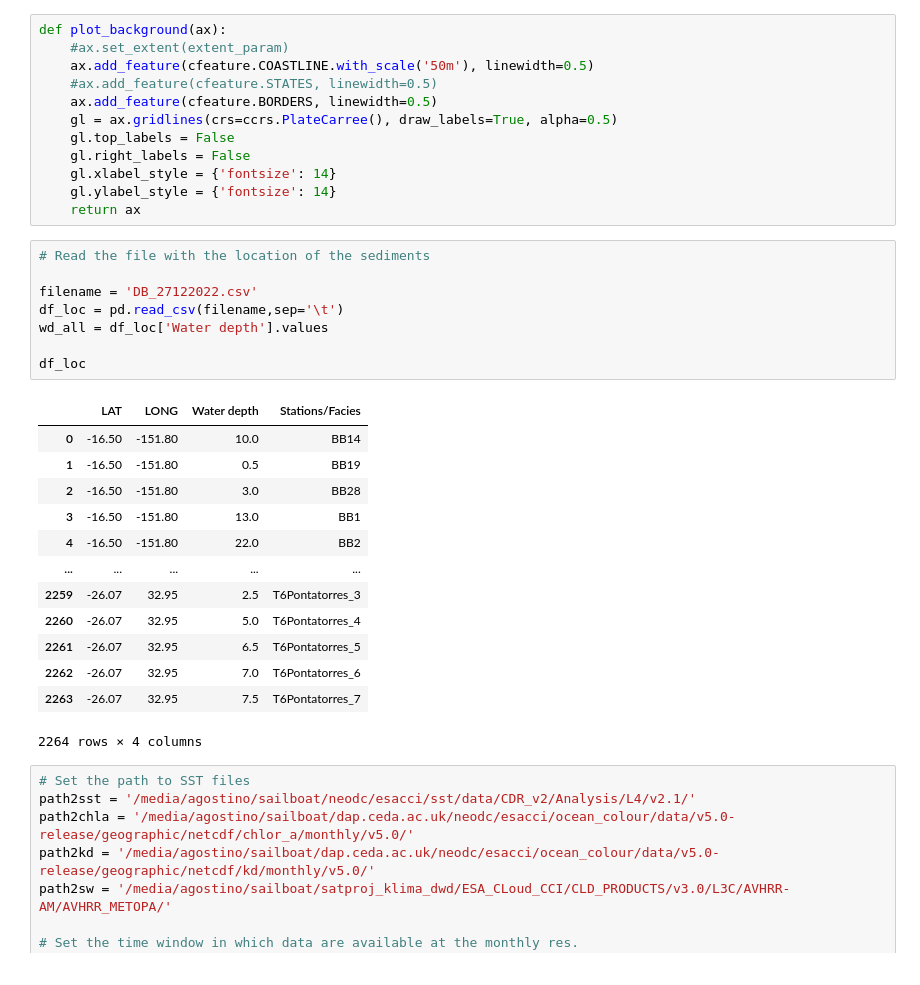
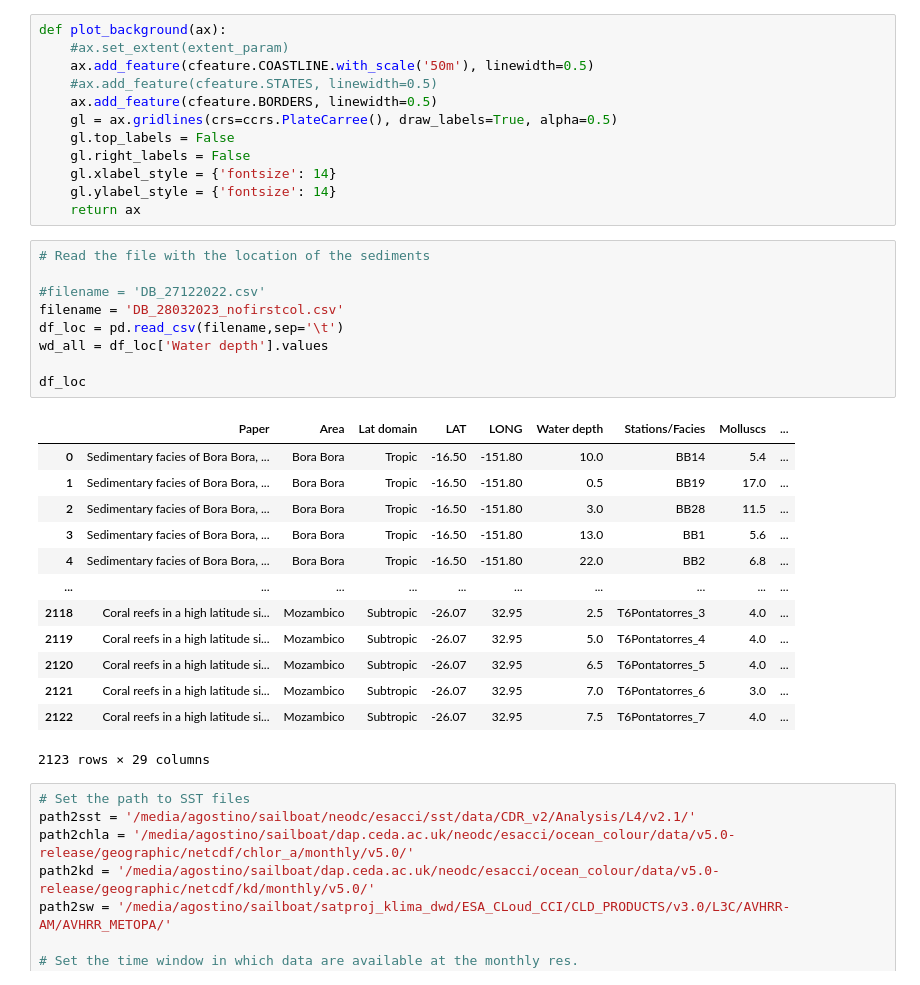
Before and after one commit to agonmer/sat4sediments, a Jupyter notebook: extract_temporal_stats.ipynb, the cells around one changed output. Drawn from its saved outputs; the diff is of its cells as text.

```diff
--- a/extract_temporal_stats.ipynb
+++ b/extract_temporal_stats.ipynb
@@ -42,25 +42,26 @@ def plot_background(ax):
 # %%
 # Read the file with the location of the sediments
 
-filename = 'DB_27122022.csv'
+#filename = 'DB_27122022.csv'
+filename = 'DB_28032023_nofirstcol.csv'
 df_loc = pd.read_csv(filename,sep='\t')
 wd_all = df_loc['Water depth'].values
 
 df_loc
 # %% [output]
-|  | LAT | LONG | Water depth | Stations/Facies |
-| 0 | -16.50 | -151.80 | 10.0 | BB14 |
-| 1 | -16.50 | -151.80 | 0.5 | BB19 |
-| 2 | -16.50 | -151.80 | 3.0 | BB28 |
-| 3 | -16.50 | -151.80 | 13.0 | BB1 |
-| 4 | -16.50 | -151.80 | 22.0 | BB2 |
-| ... | ... | ... | ... | ... |
-| 2259 | -26.07 | 32.95 | 2.5 | T6Pontatorres_3 |
-| 2260 | -26.07 | 32.95 | 5.0 | T6Pontatorres_4 |
-| 2261 | -26.07 | 32.95 | 6.5 | T6Pontatorres_5 |
-| 2262 | -26.07 | 32.95 | 7.0 | T6Pontatorres_6 |
-| 2263 | -26.07 | 32.95 | 7.5 | T6Pontatorres_7 |
+|  | Paper | Area | Lat domain | LAT | LONG | Water depth | Stations/Facies | Molluscs | ... |
+| 0 | Sedimentary facies of Bora Bora, ... | Bora Bora | Tropic | -16.50 | -151.80 | 10.0 | BB14 | 5.4 | ... |
+| 1 | Sedimentary facies of Bora Bora, ... | Bora Bora | Tropic | -16.50 | -151.80 | 0.5 | BB19 | 17.0 | ... |
+| 2 | Sedimentary facies of Bora Bora, ... | Bora Bora | Tropic | -16.50 | -151.80 | 3.0 | BB28 | 11.5 | ... |
+| 3 | Sedimentary facies of Bora Bora, ... | Bora Bora | Tropic | -16.50 | -151.80 | 13.0 | BB1 | 5.6 | ... |
+| 4 | Sedimentary facies of Bora Bora, ... | Bora Bora | Tropic | -16.50 | -151.80 | 22.0 | BB2 | 6.8 | ... |
+| ... | ... | ... | ... | ... | ... | ... | ... | ... | ... |
+| 2118 | Coral reefs in a high latitude si... | Mozambico | Subtropic | -26.07 | 32.95 | 2.5 | T6Pontatorres_3 | 4.0 | ... |
+| 2119 | Coral reefs in a high latitude si... | Mozambico | Subtropic | -26.07 | 32.95 | 5.0 | T6Pontatorres_4 | 4.0 | ... |
+| 2120 | Coral reefs in a high latitude si... | Mozambico | Subtropic | -26.07 | 32.95 | 6.5 | T6Pontatorres_5 | 4.0 | ... |
+| 2121 | Coral reefs in a high latitude si... | Mozambico | Subtropic | -26.07 | 32.95 | 7.0 | T6Pontatorres_6 | 3.0 | ... |
+| 2122 | Coral reefs in a high latitude si... | Mozambico | Subtropic | -26.07 | 32.95 | 7.5 | T6Pontatorres_7 | 4.0 | ... |
-2264 rows × 4 columns
+2123 rows × 29 columns
 # %%
 # Set the path to SST files
 path2sst = '/media/agostino/sailboat/neodc/esacci/sst/data/CDR_v2/Analysis/L4/v2.1/'
```
Also changed, not shown: parts of 7 cells of this notebook.
